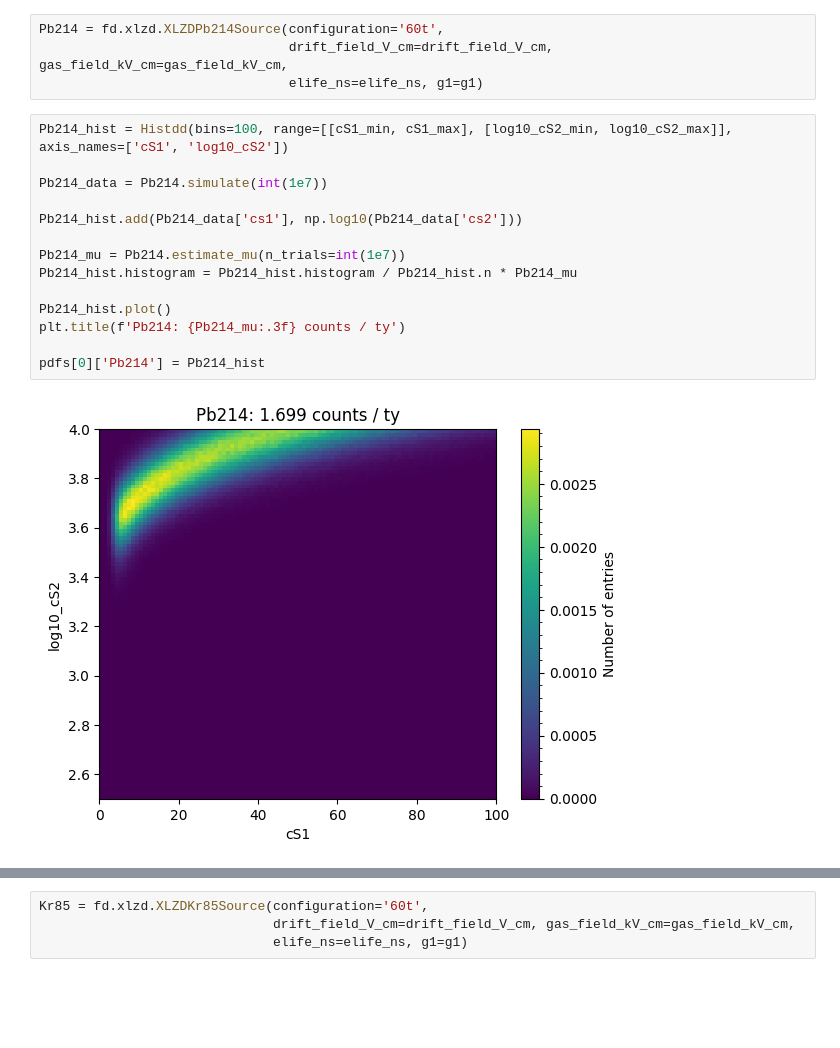
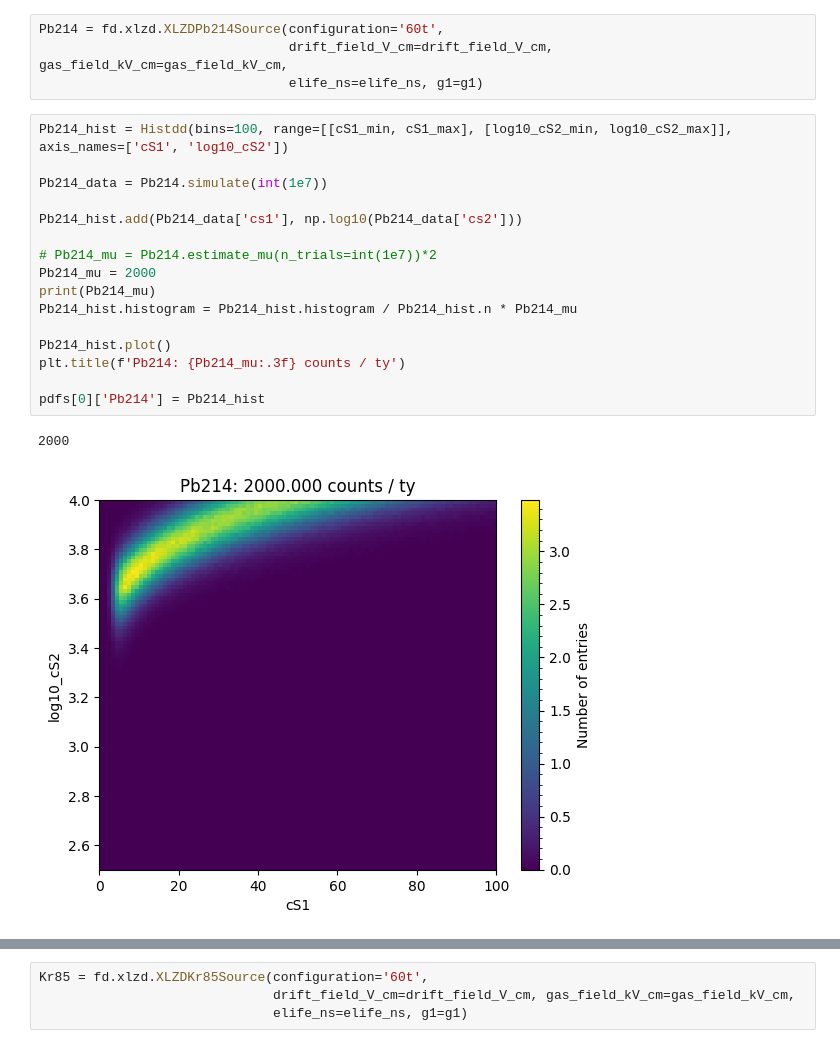
Before and after one commit to robertsjames/FlameFitSimple, a Jupyter notebook: analyses/WIMP_discovery/benchmark_templates.ipynb, the cells around one changed output, grey strips where cells are left out. Saved outputs shown, nothing was run; the diff lists cells and outputs as text; blank space fills up the shorter version.

```diff
--- a/analyses/WIMP_discovery/benchmark_templates.ipynb
+++ b/analyses/WIMP_discovery/benchmark_templates.ipynb
@@ -58,16 +68,19 @@ Pb214 = fd.xlzd.XLZDPb214Source(configuration='60t',
 # %%
 Pb214_hist = Histdd(bins=100, range=[[cS1_min, cS1_max], [log10_cS2_min, log10_cS2_max]], axis_names=['cS1', 'log10_cS2'])
 
 Pb214_data = Pb214.simulate(int(1e7))
 
 Pb214_hist.add(Pb214_data['cs1'], np.log10(Pb214_data['cs2']))
 
-Pb214_mu = Pb214.estimate_mu(n_trials=int(1e7))
+# Pb214_mu = Pb214.estimate_mu(n_trials=int(1e7))*2
+Pb214_mu = 2000
+print(Pb214_mu)
 Pb214_hist.histogram = Pb214_hist.histogram / Pb214_hist.n * Pb214_mu
 
 Pb214_hist.plot()
 plt.title(f'Pb214: {Pb214_mu:.3f} counts / ty')
 
 pdfs[0]['Pb214'] = Pb214_hist
 # %% [output]
+2000
-[figure, old version]
+[figure, new version]
```
Also changed, not shown: parts of 9 cells of this notebook, 33 other files.
